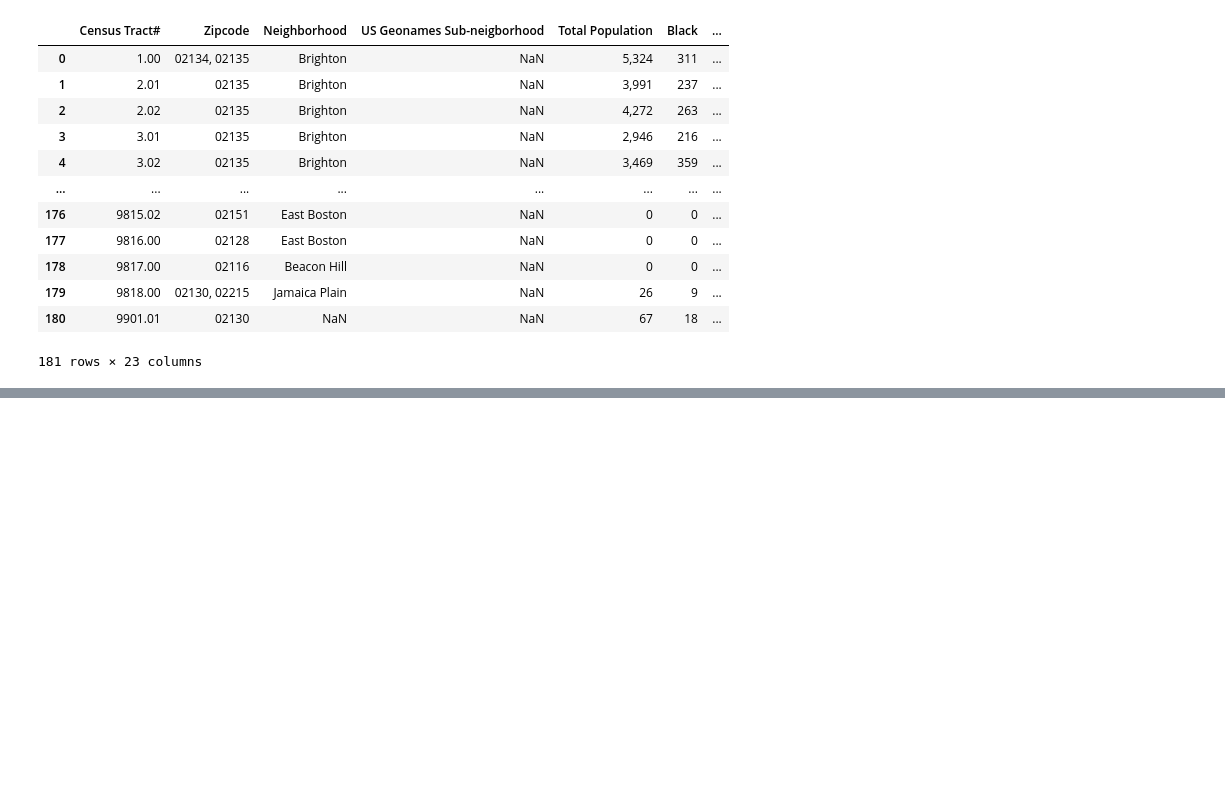
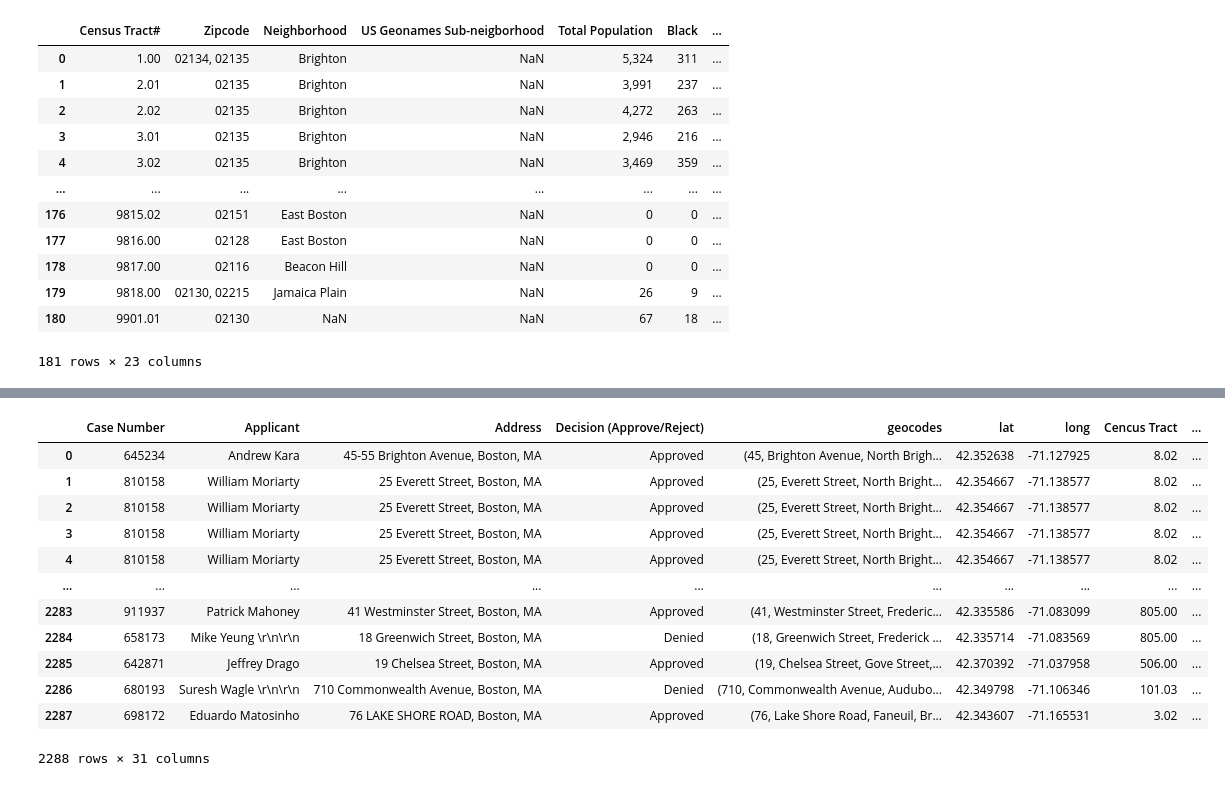
Before and after one commit to BU-Spark/CS506-Fall2020-Projects, a Jupyter notebook: bay_state_banner/deliverable_1/zba_analysis.ipynb, the cells around one changed output, grey strips where cells are left out. Cells and saved outputs as stored; diff of their text form; code cells hidden in the pictures; blank space fills up the shorter version.

```diff
--- a/bay_state_banner/deliverable_1/zba_analysis.ipynb
+++ b/bay_state_banner/deliverable_1/zba_analysis.ipynb
@@ -222,2 +232,19 @@ decisions_with_demos
+# %%
+decisions_with_demos.to_csv('data/decisions_with_demographics.csv')
+decisions_with_demos
+# %% [output]
+|  | Case Number | Applicant | Address | Decision (Approve/Reject) | geocodes | lat | long | Cencus Tract | ... |
+| 0 | 645234 | Andrew Kara | 45-55 Brighton Avenue, Boston, MA | Approved | (45, Brighton Avenue, North Brigh... | 42.352638 | -71.127925 | 8.02 | ... |
+| 1 | 810158 | William Moriarty | 25 Everett Street, Boston, MA | Approved | (25, Everett Street, North Bright... | 42.354667 | -71.138577 | 8.02 | ... |
+| 2 | 810158 | William Moriarty | 25 Everett Street, Boston, MA | Approved | (25, Everett Street, North Bright... | 42.354667 | -71.138577 | 8.02 | ... |
+| 3 | 810158 | William Moriarty | 25 Everett Street, Boston, MA | Approved | (25, Everett Street, North Bright... | 42.354667 | -71.138577 | 8.02 | ... |
+| 4 | 810158 | William Moriarty | 25 Everett Street, Boston, MA | Approved | (25, Everett Street, North Bright... | 42.354667 | -71.138577 | 8.02 | ... |
+| ... | ... | ... | ... | ... | ... | ... | ... | ... | ... |
+| 2283 | 911937 | Patrick Mahoney | 41 Westminster Street, Boston, MA | Approved | (41, Westminster Street, Frederic... | 42.335586 | -71.083099 | 805.00 | ... |
+| 2284 | 658173 | Mike Yeung \r\n\r\n | 18 Greenwich Street, Boston, MA | Denied | (18, Greenwich Street, Frederick ... | 42.335714 | -71.083569 | 805.00 | ... |
+| 2285 | 642871 | Jeffrey Drago | 19 Chelsea Street, Boston, MA | Approved | (19, Chelsea Street, Gove Street,... | 42.370392 | -71.037958 | 506.00 | ... |
+| 2286 | 680193 | Suresh Wagle \r\n\r\n | 710 Commonwealth Avenue, Boston, MA | Denied | (710, Commonwealth Avenue, Audubo... | 42.349798 | -71.106346 | 101.03 | ... |
+| 2287 | 698172 | Eduardo Matosinho | 76 LAKE SHORE ROAD, Boston, MA | Approved | (76, Lake Shore Road, Faneuil, Br... | 42.343607 | -71.165531 | 3.02 | ... |
+2288 rows × 31 columns
 # %%
 grouped_neighs = decisions_with_demos.groupby('Neighborhood')
```
Also changed, not shown: parts of 12 cells of this notebook.
